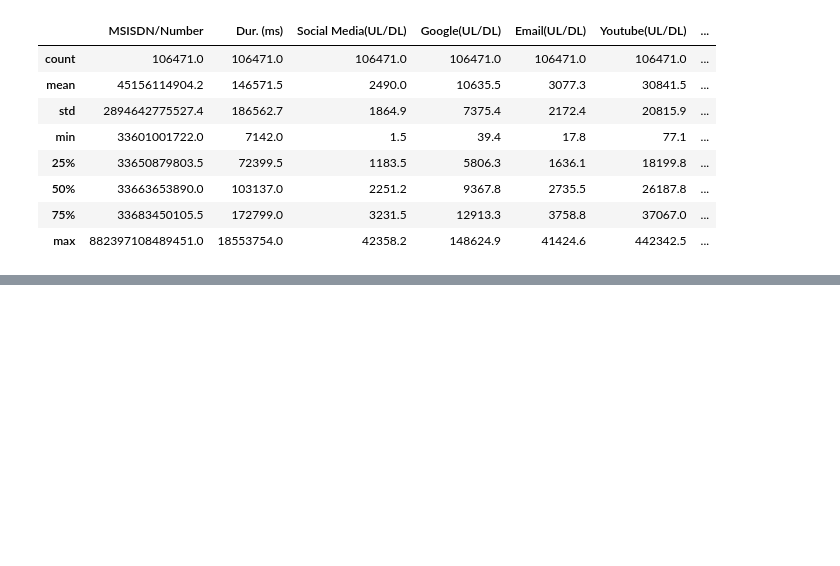
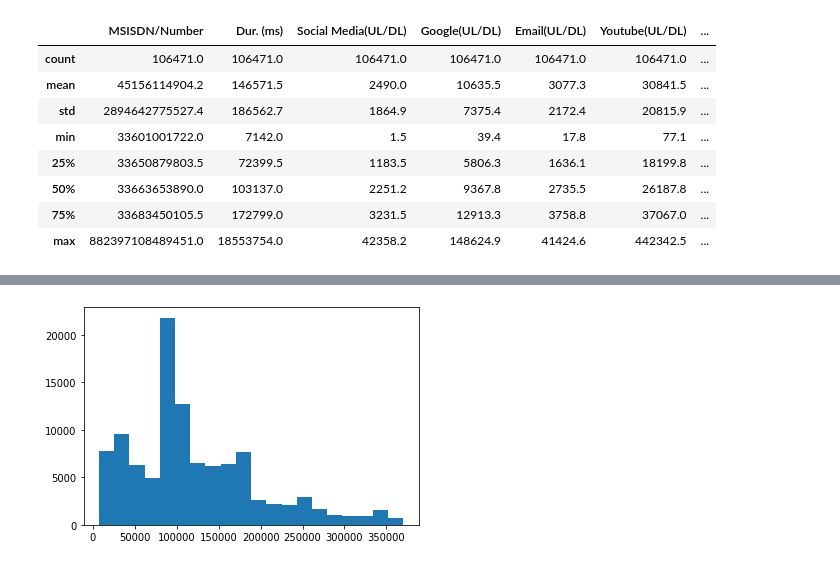
Before and after one commit to nahomHmichael/Telecom-User-Analytics, a Jupyter notebook: notebooks/user_overview_analysis.ipynb, the cells around one changed output, grey strips where cells are left out. Cells and saved outputs as stored; diff of their text form; code cells hidden in the pictures; blank space fills up the shorter version.

Commit message:
Finished univariate analysis

```diff
--- a/notebooks/user_overview_analysis.ipynb
+++ b/notebooks/user_overview_analysis.ipynb
@@ -613,0 +616,15 @@ univariate_analysis.describe()
+# %%
+# Fixing the outliers in each column
+from scripts.fix_outliers import *
+
+
+
+univariate_analysis['Dur. (ms)']= fix_outlier(univariate_analysis,'Dur. (ms)')
+univariate_analysis['Total(DL/UL)']= fix_outlier(univariate_analysis,'Total(DL/UL)')
+univariate_analysis['Other(UL/DL)']= fix_outlier(univariate_analysis,'Other(UL/DL)')
+univariate_analysis['Gaming(UL/DL)']= fix_outlier(univariate_analysis,'Gaming(UL/DL)')
+univariate_analysis['Netflix(UL/DL)']= fix_outlier(univariate_analysis,'Netflix(UL/DL)')
+univariate_analysis['Youtube(UL/DL)']= fix_outlier(univariate_analysis,'Youtube(UL/DL)')
+univariate_analysis['Email(UL/DL)']= fix_outlier(univariate_analysis,'Email(UL/DL)')
+univariate_analysis['Google(UL/DL)']= fix_outlier(univariate_analysis,'Google(UL/DL)')
+univariate_analysis['Social Media(UL/DL)']=fix_outlier(univariate_analysis,'Social Media(UL/DL)')
@@ -613,0 +640,6 @@ univariate_analysis.describe()
+# %%
+import matplotlib.pyplot as plt
+plt.hist(univariate_analysis['Dur. (ms)'],bins=20)
+plt.show()
+# %% [output]
+[figure, added]
```
Also changed, not shown: parts of 6 cells of this notebook.
